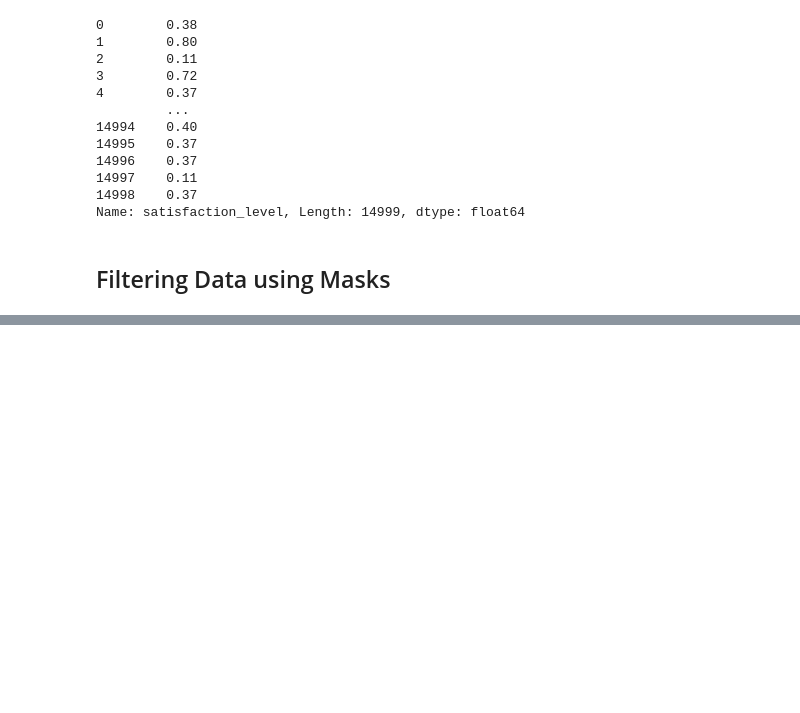
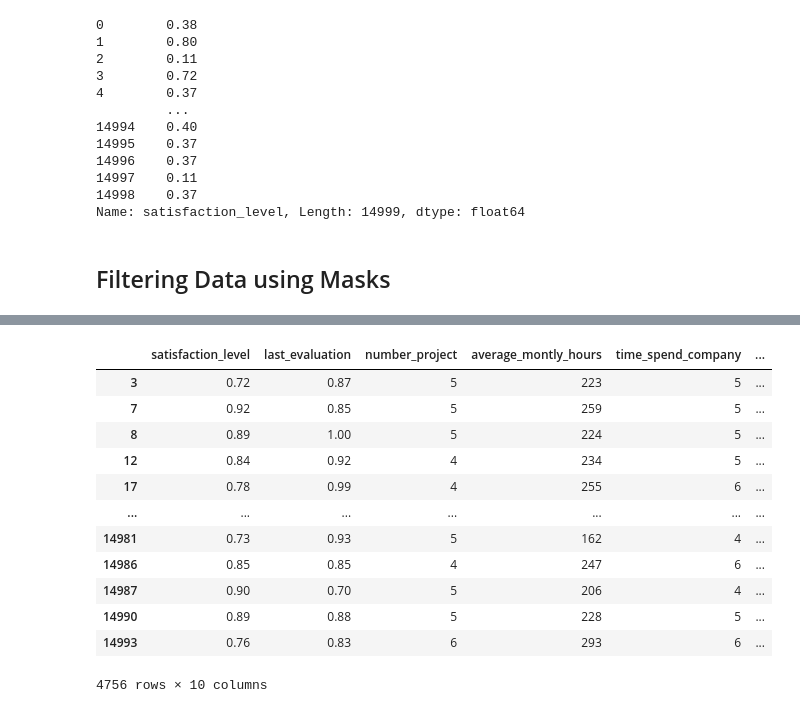
Before and after one commit to intelspeedstep/IDS748, a Jupyter notebook: Week 2.ipynb, the cells around one changed output, grey strips where cells are left out. Cells and saved outputs as stored; diff of their text form; code cells hidden in the pictures; blank space fills up the shorter version.

```diff
--- a/Week 2.ipynb
+++ b/Week 2.ipynb
@@ -524,0 +554,17 @@ Name: satisfaction_level, Length: 14999, dtype: float64
+# %%
+# multiple condition filtering
+df[(df.satisfaction_level > 0.5) & (df.salary == 'low')]
+# %% [output]
+|  | satisfaction_level | last_evaluation | number_project | average_montly_hours | time_spend_company | ... |
+| 3 | 0.72 | 0.87 | 5 | 223 | 5 | ... |
+| 7 | 0.92 | 0.85 | 5 | 259 | 5 | ... |
+| 8 | 0.89 | 1.00 | 5 | 224 | 5 | ... |
+| 12 | 0.84 | 0.92 | 4 | 234 | 5 | ... |
+| 17 | 0.78 | 0.99 | 4 | 255 | 6 | ... |
+| ... | ... | ... | ... | ... | ... | ... |
+| 14981 | 0.73 | 0.93 | 5 | 162 | 4 | ... |
+| 14986 | 0.85 | 0.85 | 4 | 247 | 6 | ... |
+| 14987 | 0.90 | 0.70 | 5 | 206 | 4 | ... |
+| 14990 | 0.89 | 0.88 | 5 | 228 | 5 | ... |
+| 14993 | 0.76 | 0.83 | 6 | 293 | 6 | ... |
+4756 rows × 10 columns
```
Also changed, not shown: parts of 10 cells of this notebook.
